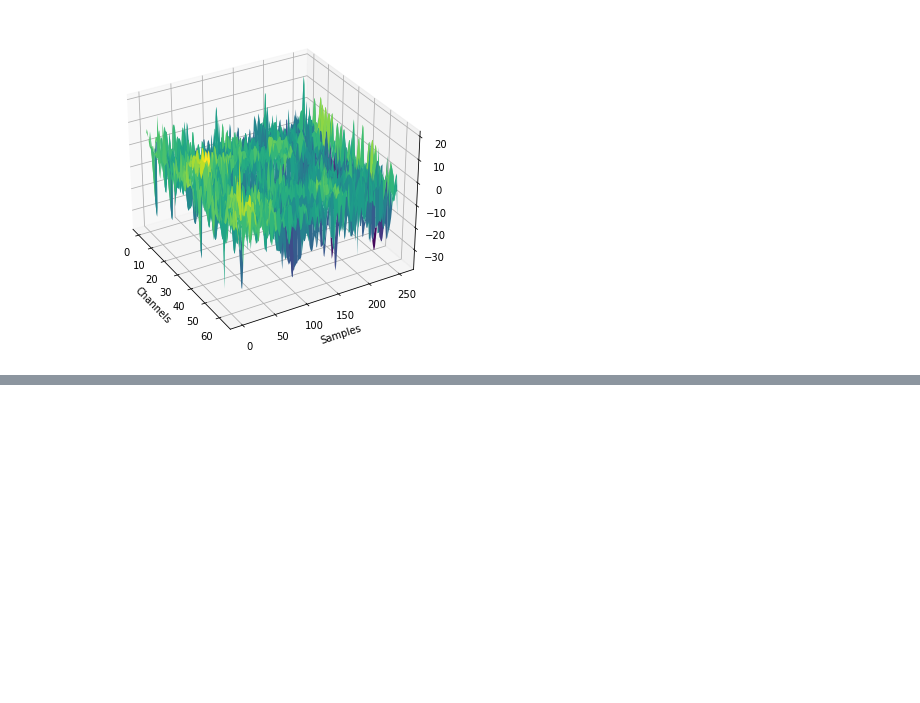
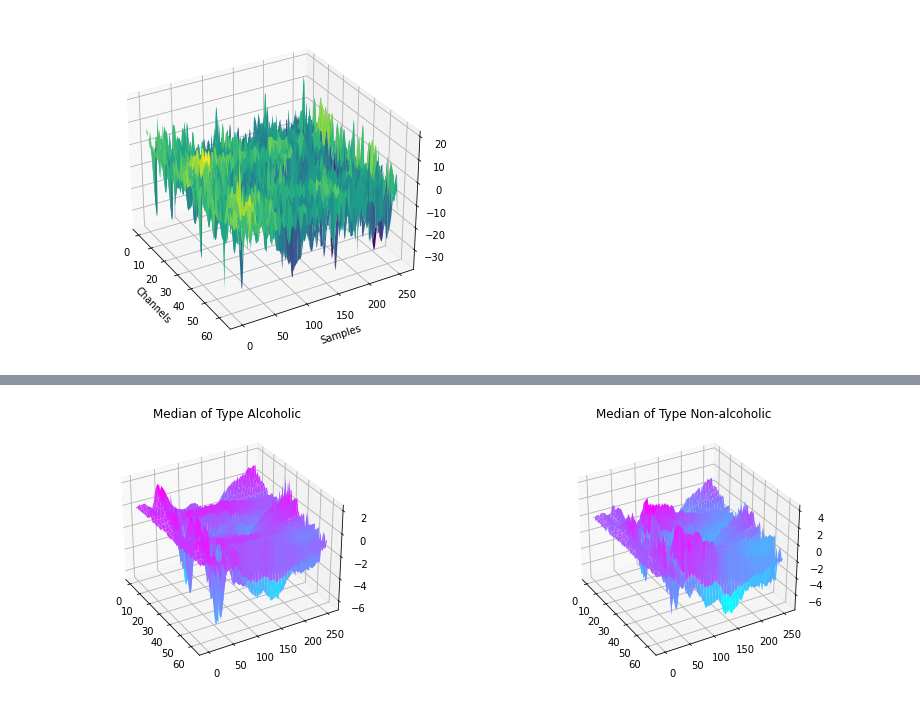
Before and after one commit to lnadi17/eeg-data-analysis, a Jupyter notebook: small-dataset/small-dataset-test.ipynb, the cells around one changed output, grey strips where cells are left out. Saved outputs shown, nothing was run; the diff lists cells and outputs as text; code cells hidden in the pictures; blank space fills up the shorter version.

```diff
--- a/small-dataset/small-dataset-test.ipynb
+++ b/small-dataset/small-dataset-test.ipynb
@@ -282,0 +340,31 @@ all_data = pickle.load(bz2.BZ2File('compressed.pickle', 'rb'))
+# %%
+fig = plt.figure(figsize=(15, 10))
+
+# ax1 = fig.add_subplot(2, 2, 1, projection='3d')
+# ax2 = fig.add_subplot(2, 2, 2, projection='3d')
+ax3 = fig.add_subplot(2, 2, 3, projection='3d')
+ax4 = fig.add_subplot(2, 2, 4, projection='3d')
+
+# X, Y, Z = get_xyz(average(list_alc))
+# ax1.plot_surface(X, Y, Z, cmap=cm.bone, antialiased=True)
+# ax1.set_title('Average of Type Alcoholic')
+# ax1.view_init(30, -30)
+
+# X, Y, Z = get_xyz(average(list_nonalc))
+# ax2.plot_surface(X, Y, Z, cmap=cm.bone, antialiased=True)
+# ax2.set_title('Average of Type Non-alcoholic')
+# ax2.view_init(30, -30)
+
+X, Y, Z = get_xyz(median(list_alc))
+ax3.plot_surface(X, Y, Z, cmap=cm.cool, antialiased=True)
+ax3.set_title('Median of Type Alcoholic')
+ax3.view_init(30, -30)
+
+X, Y, Z = get_xyz(median(list_nonalc))
+ax4.plot_surface(X, Y, Z, cmap=cm.cool, antialiased=True)
+ax4.set_title('Median of Type Non-alcoholic')
+ax4.view_init(30, -30)
+
+plt.show()
+# %% [output]
+[figure, added]
```
Also changed, not shown: parts of 21 cells of this notebook.
